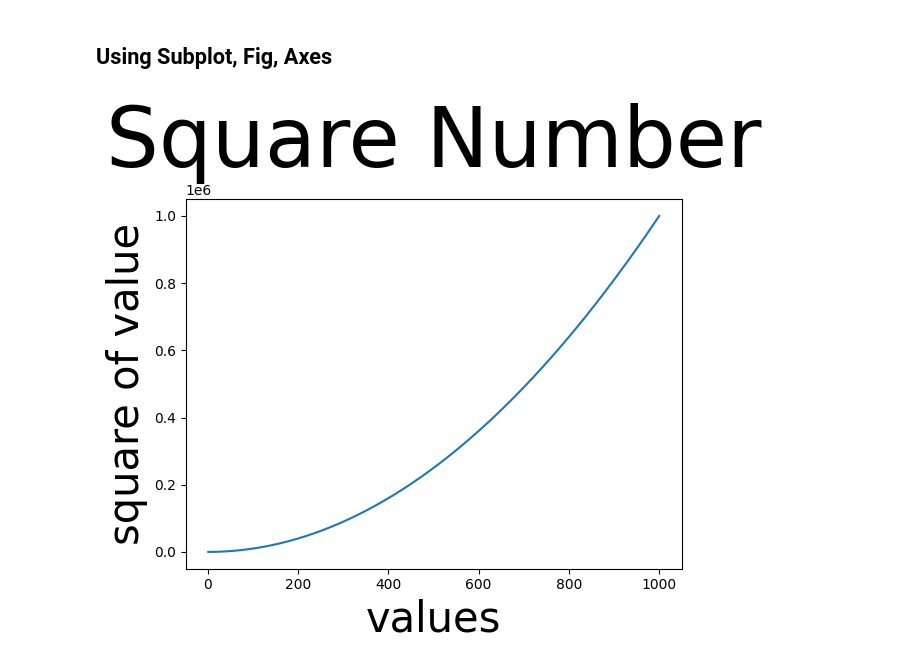
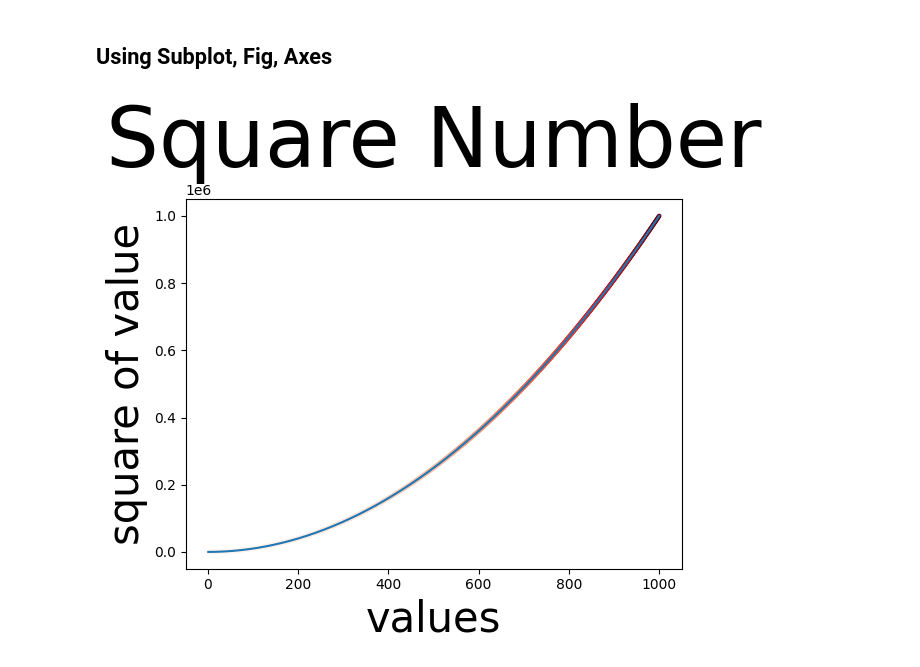
Before and after one commit to decorez/school, a Jupyter notebook: meet03c/Generate Data.ipynb, the cells around one changed output. Saved outputs shown, nothing was run; the diff lists cells and outputs as text; code cells hidden in the pictures.

```diff
--- a/meet03c/Generate Data.ipynb
+++ b/meet03c/Generate Data.ipynb
@@ -37,14 +37,15 @@ plt.show()
 # %%
 squares = [x**2 for x in range(1, 1001)]
 
 fig, axes = plt.subplots() #plt.plot()
 #axes.plot(squares)
 x = list(range(1, 1001))
+axes.scatter(x, squares, s=5, c=squares, cmap=plt.cm.Reds)
 axes.plot(x, squares)
 axes.set_title("Square Number".title(), fontsize=60)
 axes.set_xlabel('values', fontsize=30)
 axes.set_ylabel('square of value', fontsize=30)
 
 plt.show()
 # %% [output]
-[figure, old version]
+[figure, new version]
```
Also changed, not shown: parts of 1 cell of this notebook, 23 other files.
